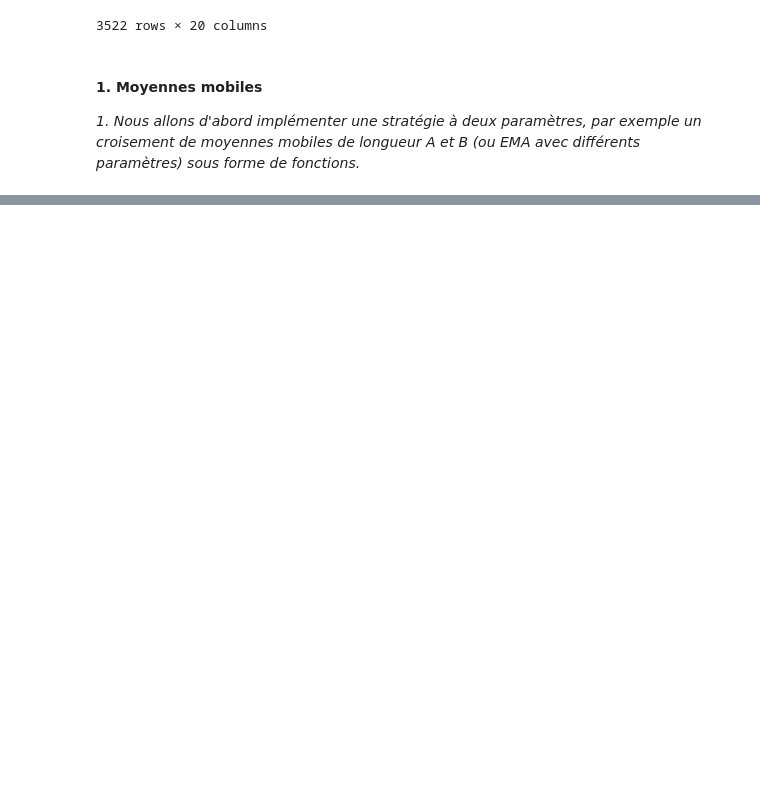
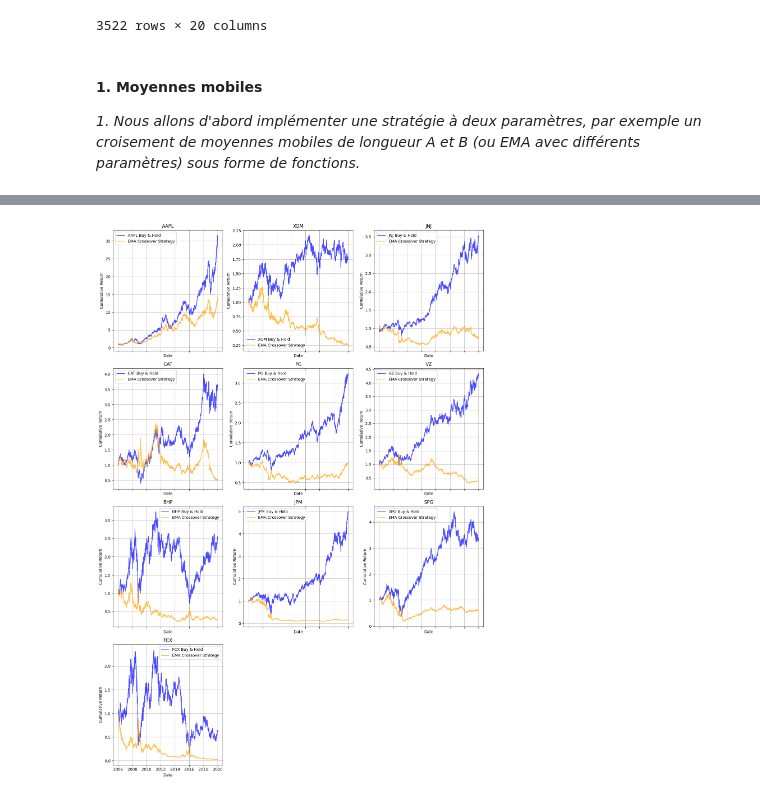
Before and after one commit to ethantrentin/Markets-Physic, a Jupyter notebook: TP2.ipynb, the cells around one changed output, grey strips where cells are left out. Drawn from its saved outputs; the diff is of its cells as text; code cells hidden in the pictures; blank space fills up the shorter version.

Commit message:
Réponse question 1

```diff
--- a/TP2.ipynb
+++ b/TP2.ipynb
@@ -106,0 +121,4 @@ def ema_crossover_strategy(df, tickers, short_window, long_window):
+# %%
+# On applique la stratégie à nos données
+signals = ema_crossover_strategy(df, tickers, 10, 50)
+signals
@@ -106,0 +140,43 @@ def ema_crossover_strategy(df, tickers, short_window, long_window):
+# %%
+import matplotlib.pyplot as plt
+
+# Make a copy of your DataFrame to avoid modifying the original
+df_question1 = df.copy()
+
+# Calculate returns and cumulative returns for each stock
+for stock in tickers:
+    df_question1.loc[:, stock + '_return'] = df_question1[stock].pct_change()
+    df_question1.loc[:, stock + '_Strategy_return'] = signals[stock + ' Signal'].shift(1) * df_question1[stock + '_return']
+    df_question1.loc[:, 'Cumulative_' + stock] = (1 + df_question1[stock + '_return']).cumprod()
+    df_question1.loc[:, stock + '_Cumulative_Strategy'] = (1 + df_question1[stock + '_Strategy_return']).cumprod()
+
+n_tickers = len(tickers)
+ncols = 3
+nrows = math.ceil(n_tickers / ncols)
+
+# Create a grid of subplots
+fig, axes = plt.subplots(nrows, ncols, figsize=(14, 5 * nrows), sharex=True,
+                         sharey=False)
+axes = axes.flatten()  # flatten the grid for easier iteration
+
+# Loop through each ticker and plot on its corresponding subplot.
+for idx, stock in enumerate(tickers):
+    ax = axes[idx]
+    ax.plot(df_question1.index, df_question1['Cumulative_' + stock],
+            label=stock + ' Buy & Hold', color='blue', alpha=0.7)
+    ax.plot(df_question1.index, df_question1[stock + '_Cumulative_Strategy'],
+            label='EMA Crossover Strategy', color='orange', alpha=0.7)
+    ax.set_title(f'{stock}')
+    ax.set_xlabel('Date')
+    ax.set_ylabel('Cumulative Return')
+    ax.legend()
+    ax.grid(True)
+
+# Remove any empty subplots if the total number of tickers is not a multiple of 4.
+for i in range(idx + 1, len(axes)):
+    fig.delaxes(axes[i])
+
+plt.tight_layout()
+plt.show()
+# %% [output]
+[figure, added]
```
Also changed, not shown: parts of 6 cells of this notebook.
